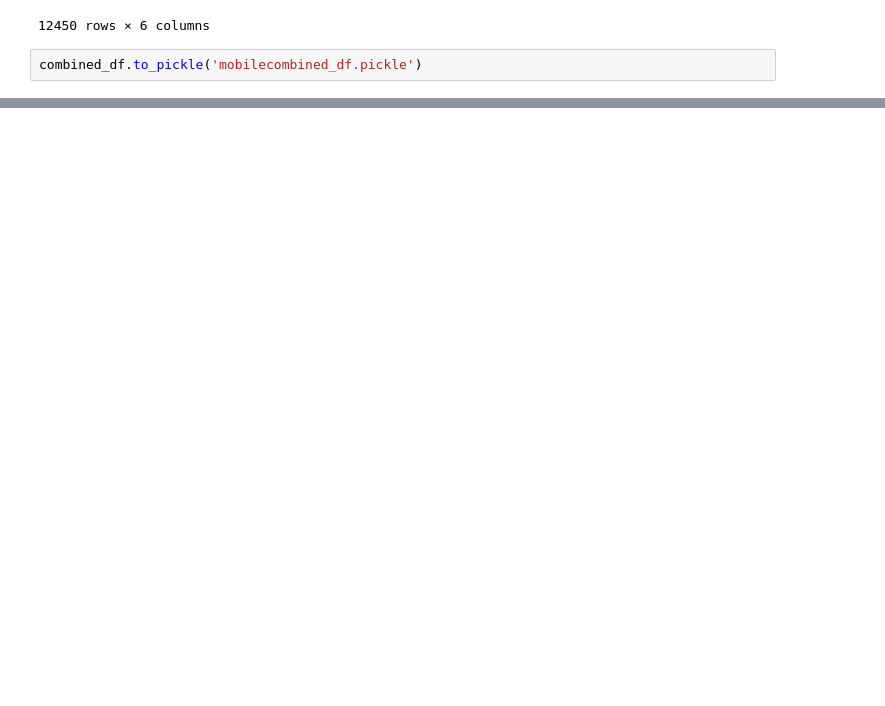
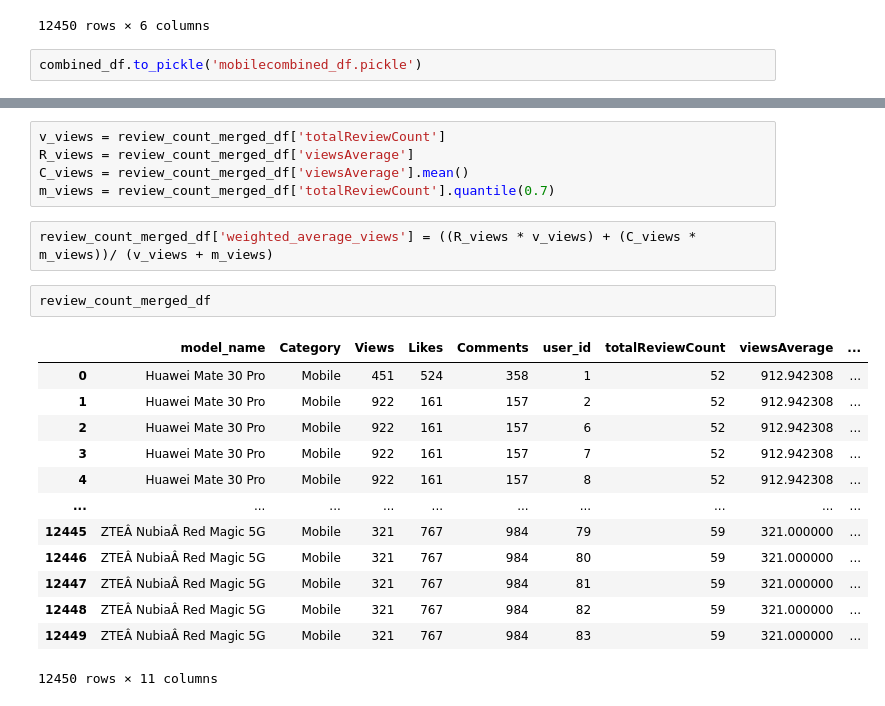
Before and after one commit to arjunjanamatti/recommend_system, a Jupyter notebook: youtube_videos/collaborative_filtering.ipynb, the cells around one changed output, grey strips where cells are left out. Cells and saved outputs as stored; diff of their text form; blank space fills up the shorter version.

```diff
--- a/youtube_videos/collaborative_filtering.ipynb
+++ b/youtube_videos/collaborative_filtering.ipynb
@@ -167,0 +191,23 @@ review_count_merged_df.head()
+# %%
+v_views = review_count_merged_df['totalReviewCount']
+R_views = review_count_merged_df['viewsAverage']
+C_views = review_count_merged_df['viewsAverage'].mean()
+m_views = review_count_merged_df['totalReviewCount'].quantile(0.7)
+# %%
+review_count_merged_df['weighted_average_views'] = ((R_views * v_views) + (C_views * m_views))/ (v_views + m_views)
+# %%
+review_count_merged_df
+# %% [output]
+|  | model_name | Category | Views | Likes | Comments | user_id | totalReviewCount | viewsAverage | ... |
+| 0 | Huawei Mate 30 Pro | Mobile | 451 | 524 | 358 | 1 | 52 | 912.942308 | ... |
+| 1 | Huawei Mate 30 Pro | Mobile | 922 | 161 | 157 | 2 | 52 | 912.942308 | ... |
+| 2 | Huawei Mate 30 Pro | Mobile | 922 | 161 | 157 | 6 | 52 | 912.942308 | ... |
+| 3 | Huawei Mate 30 Pro | Mobile | 922 | 161 | 157 | 7 | 52 | 912.942308 | ... |
+| 4 | Huawei Mate 30 Pro | Mobile | 922 | 161 | 157 | 8 | 52 | 912.942308 | ... |
+| ... | ... | ... | ... | ... | ... | ... | ... | ... | ... |
+| 12445 | ZTEÂ NubiaÂ Red Magic 5G | Mobile | 321 | 767 | 984 | 79 | 59 | 321.000000 | ... |
+| 12446 | ZTEÂ NubiaÂ Red Magic 5G | Mobile | 321 | 767 | 984 | 80 | 59 | 321.000000 | ... |
+| 12447 | ZTEÂ NubiaÂ Red Magic 5G | Mobile | 321 | 767 | 984 | 81 | 59 | 321.000000 | ... |
+| 12448 | ZTEÂ NubiaÂ Red Magic 5G | Mobile | 321 | 767 | 984 | 82 | 59 | 321.000000 | ... |
+| 12449 | ZTEÂ NubiaÂ Red Magic 5G | Mobile | 321 | 767 | 984 | 83 | 59 | 321.000000 | ... |
+12450 rows × 11 columns
```
Also changed, not shown: parts of 8 cells of this notebook.
